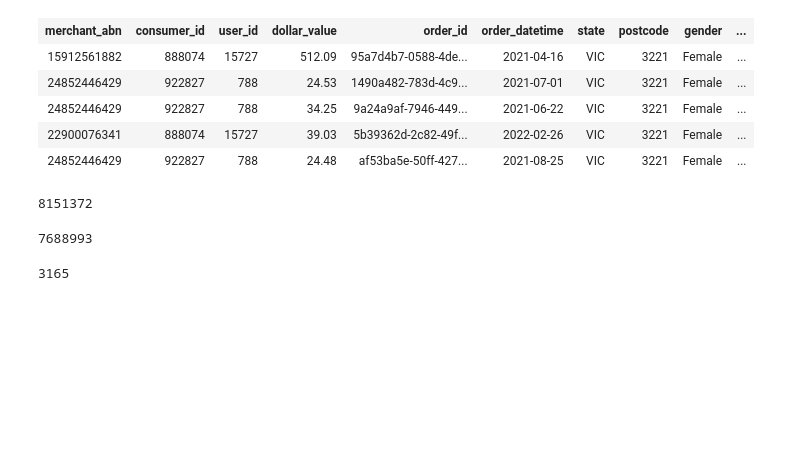
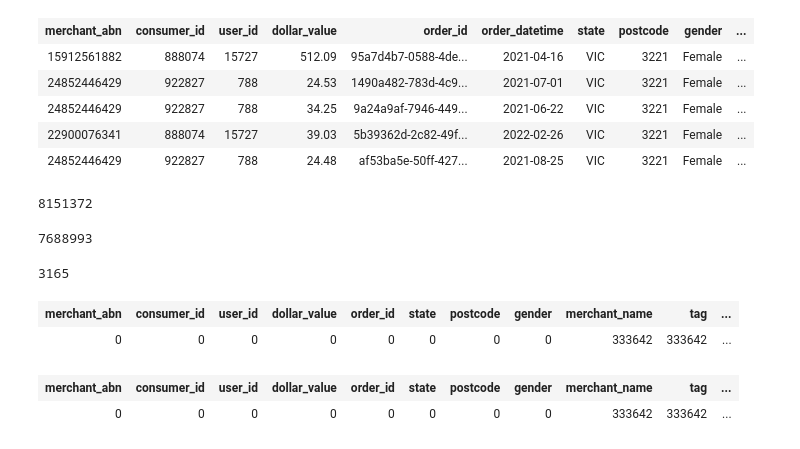
Before and after one commit to MAST30034-Applied-Data-Science/generic-buy-now-pay-later-project-group-56-bnlp, a Jupyter notebook: notebooks/personal_nb/noah_nb.ipynb, the cells around one changed output. Drawn from its saved outputs; the diff is of its cells as text; code cells hidden in the pictures; blank space fills up the shorter version.

Commit message:
Link via postcode ABS Income + Population info

```diff
--- a/notebooks/personal_nb/noah_nb.ipynb
+++ b/notebooks/personal_nb/noah_nb.ipynb
@@ -350,0 +353,20 @@ transactions_.select('postcode').distinct().count()
+# %%
+post_merge_df_check_nulls = transactions_.drop('order_datetime')
+# %%
+def check_nulls(df):
+    df2 = df.select([count(when(col(c).contains('None') | \
+                            col(c).contains('NULL') | \
+                            col(c).contains('null') | \
+                            (col(c) == '' ) | \
+                            col(c).isNull() | \
+                            isnan(c), c
+                                )).alias(c)
+                     for c in df.columns])
+    return df2
+# %%
+post_merge_nulls_counts = check_nulls(post_merge_df_check_nulls)
+# %%
+post_merge_nulls_counts.limit(5)
+# %% [output]
+| merchant_abn | consumer_id | user_id | dollar_value | order_id | state | postcode | gender | merchant_name | tag | ... |
+| 0 | 0 | 0 | 0 | 0 | 0 | 0 | 0 | 333642 | 333642 | ... |
@@ -350,0 +377,5 @@ transactions_.select('postcode').distinct().count()
+# %%
+check_res.limit(5)
+# %% [output]
+| merchant_abn | consumer_id | user_id | dollar_value | order_id | state | postcode | gender | merchant_name | tag | ... |
+| 0 | 0 | 0 | 0 | 0 | 0 | 0 | 0 | 333642 | 333642 | ... |
```
Also changed, not shown: parts of 4 cells of this notebook.
